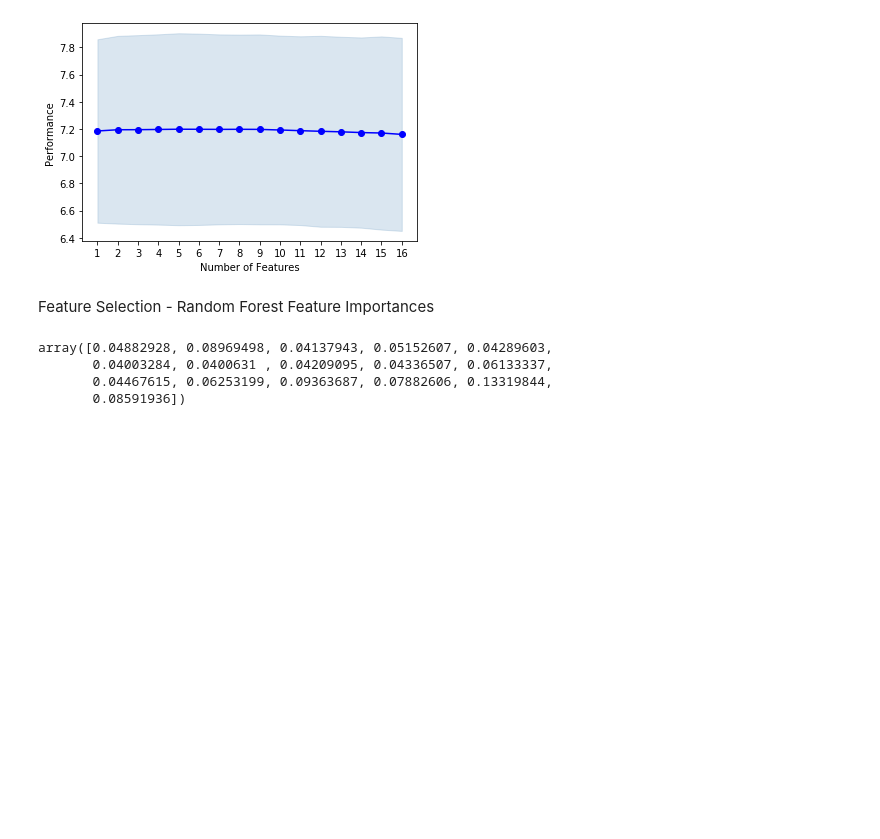
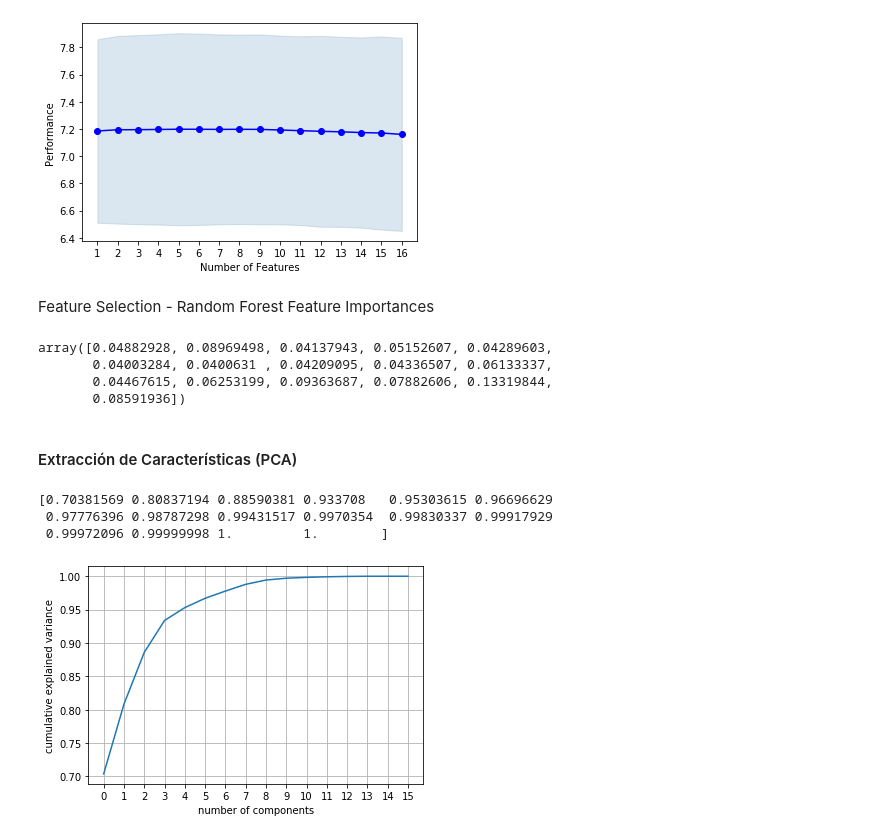
Before and after one commit to kevinmaiden7/ML_ParkinsonDisease, a Jupyter notebook: Feature_Analysis.ipynb, the cells around one changed output. Cells and saved outputs as stored; diff of their text form; code cells hidden in the pictures; blank space fills up the shorter version.

```diff
--- a/Feature_Analysis.ipynb
+++ b/Feature_Analysis.ipynb
@@ -232,3 +241,25 @@ array([0.04882928, 0.08969498, 0.04137943, 0.05152607, 0.04289603,
        0.04003284, 0.0400631 , 0.04209095, 0.04336507, 0.06133337,
        0.04467615, 0.06253199, 0.09363687, 0.07882606, 0.13319844,
        0.08591936])
+# %% [markdown]
+#### Extracción de Características (PCA)
+# %%
+from sklearn import preprocessing
+from sklearn.decomposition import PCA
+
+# Normalización de datos con zscore
+scaler = preprocessing.StandardScaler().fit(X)
+X_norm = scaler.transform(X)
+
+pca = PCA().fit(X_norm) # all components kept for evaluate cumulative explained varience
+plt.plot(np.cumsum(pca.explained_variance_ratio_))
+plt.xlabel('number of components')
+plt.xticks(np.arange(0, 16, 1))
+plt.ylabel('cumulative explained variance')
+plt.grid()
+print(np.cumsum(pca.explained_variance_ratio_))
+# %% [output]
+[0.70381569 0.80837194 0.88590381 0.933708   0.95303615 0.96696629
+ 0.97776396 0.98787298 0.99431517 0.9970354  0.99830337 0.99917929
+ 0.99972096 0.99999998 1.         1.        ]
+[figure, added]
```
Also changed, not shown: parts of 7 cells of this notebook, 1 other file.
